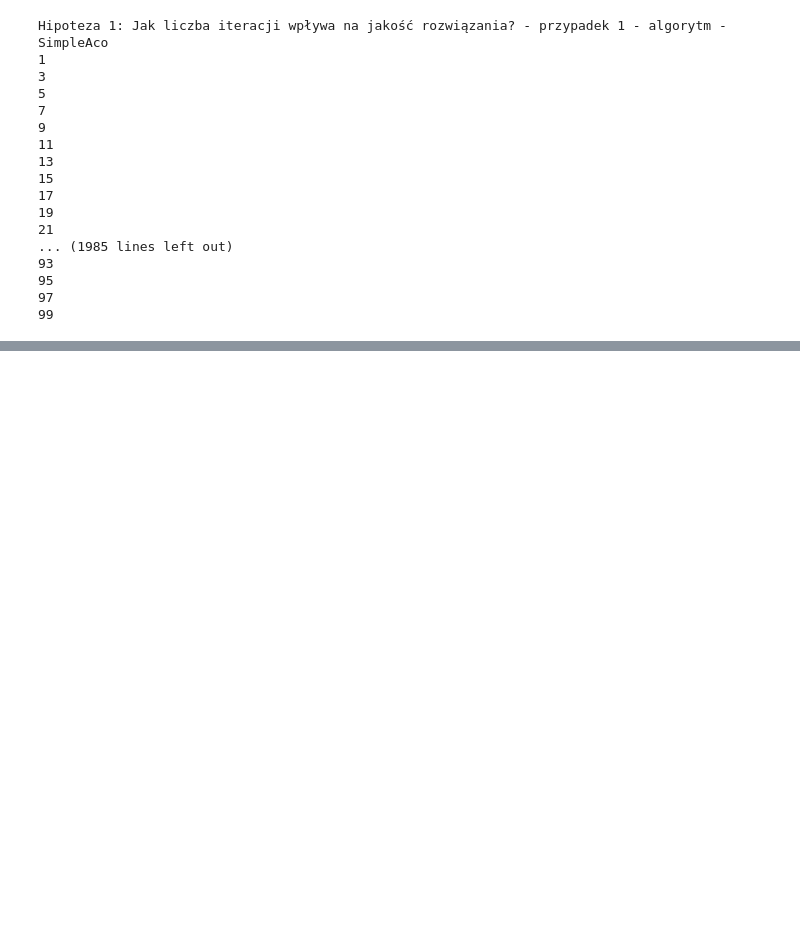
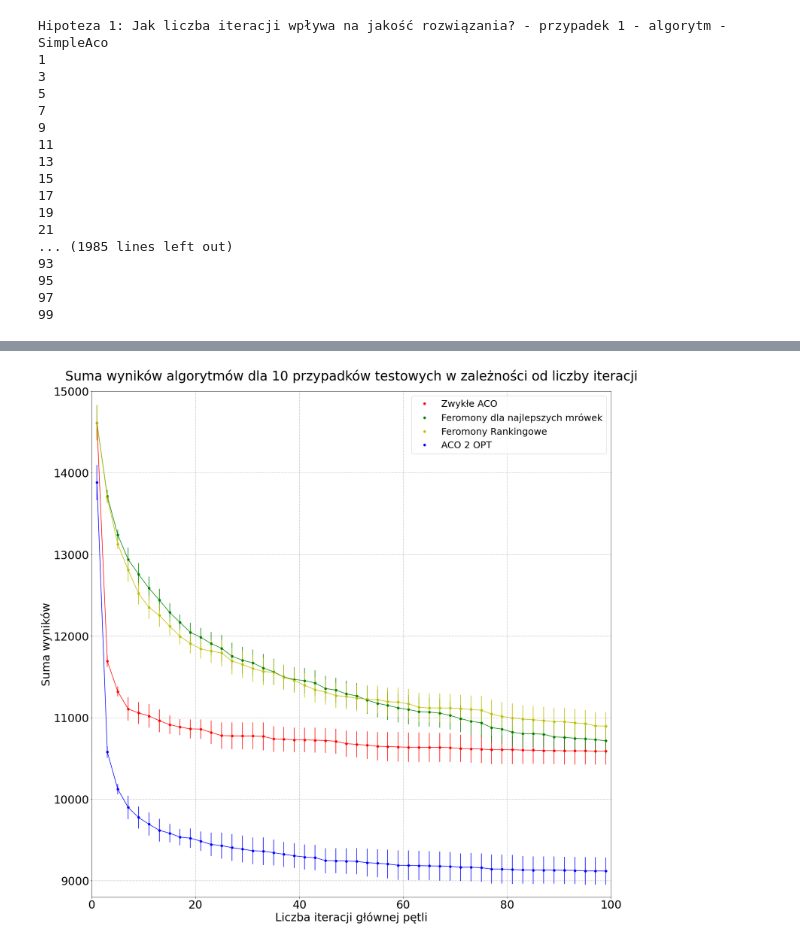
Before and after one commit to NoBugsAllowed/CVRP-ACO-python, a Jupyter notebook: hypothesis1.ipynb, the cells around one changed output, grey strips where cells are left out. Drawn from its saved outputs; the diff is of its cells as text; code cells hidden in the pictures; blank space fills up the shorter version.

```diff
--- a/hypothesis1.ipynb
+++ b/hypothesis1.ipynb
@@ -168,7 +179,12 @@ mean2 = readVector(r'results/h1/mean2.txt')
 mean3 = readVector(r'results/h1/mean3.txt')
 mean4 = readVector(r'results/h1/mean4.txt')
 
-plt.plot(range(1,100,2), mean1, 'ro',range(1,100,2), mean2, 'go',range(1,100,2), mean3, 'yo',range(1,100,2), mean4, 'bo')
-plt.axis([0, 100, 10000, 12500])
+sd1 = readVector(r'results/h1/sd1.txt')
+sd2 = readVector(r'results/h1/sd2.txt')
+sd3 = readVector(r'results/h1/sd3.txt')
+sd4 = readVector(r'results/h1/sd4.txt')
+
+plt.plot(range(1,5,2), mean1, 'ro',range(1,5,2), mean2, 'go',range(1,5,2), mean3, 'yo',range(1,5,2), mean4, 'bo')
+plt.axis([0, 3, 500, 15000])
 plt.show()
 # %% [output]
@@ -250,0 +192,21 @@ Hipoteza 1: Jak liczba iteracji wpływa na jakość rozwiązania? - przypadek 1
+# %%
+plt.figure(figsize=(25,25))
+plt.plot(range(1,100,2), mean1, 'ro', label = "Zwykłe ACO")
+plt.errorbar(range(1,100,2), mean1, yerr=sd1,color = 'r', ecolor = 'r')
+plt.plot(range(1,100,2), mean2, 'go', label = "Feromony dla najlepszych mrówek")
+plt.errorbar(range(1,100,2), mean2, yerr=sd1,color = 'g', ecolor = 'g')
+plt.plot(range(1,100,2), mean3, 'yo', label = "Feromony Rankingowe")
+plt.errorbar(range(1,100,2), mean3, yerr=sd1,color = 'y', ecolor = 'y')
+plt.plot(range(1,100,2), mean4, 'bo', label = "ACO 2 OPT")
+plt.errorbar(range(1,100,2), mean4, yerr=sd1,color = 'b', ecolor = 'b')
+plt.axis([0, 100, 8800, 15000])
+plt.tick_params(axis='x', labelsize=30)
+plt.tick_params(axis='y', labelsize=30)
+plt.xlabel('Liczba iteracji głównej pętli', fontsize=30)
+plt.ylabel('Suma wyników', fontsize=30)
+plt.legend(loc='upper right',prop={'size': 25})
+plt.title('Suma wyników algorytmów dla 10 przypadków testowych w zależności od liczby iteracji', fontsize=35, pad=30)
+plt.grid(True, linestyle='-.')
+plt.show()
+# %% [output]
+[figure, added]
```
Also changed, not shown: parts of 9 cells of this notebook, 38 other files.
